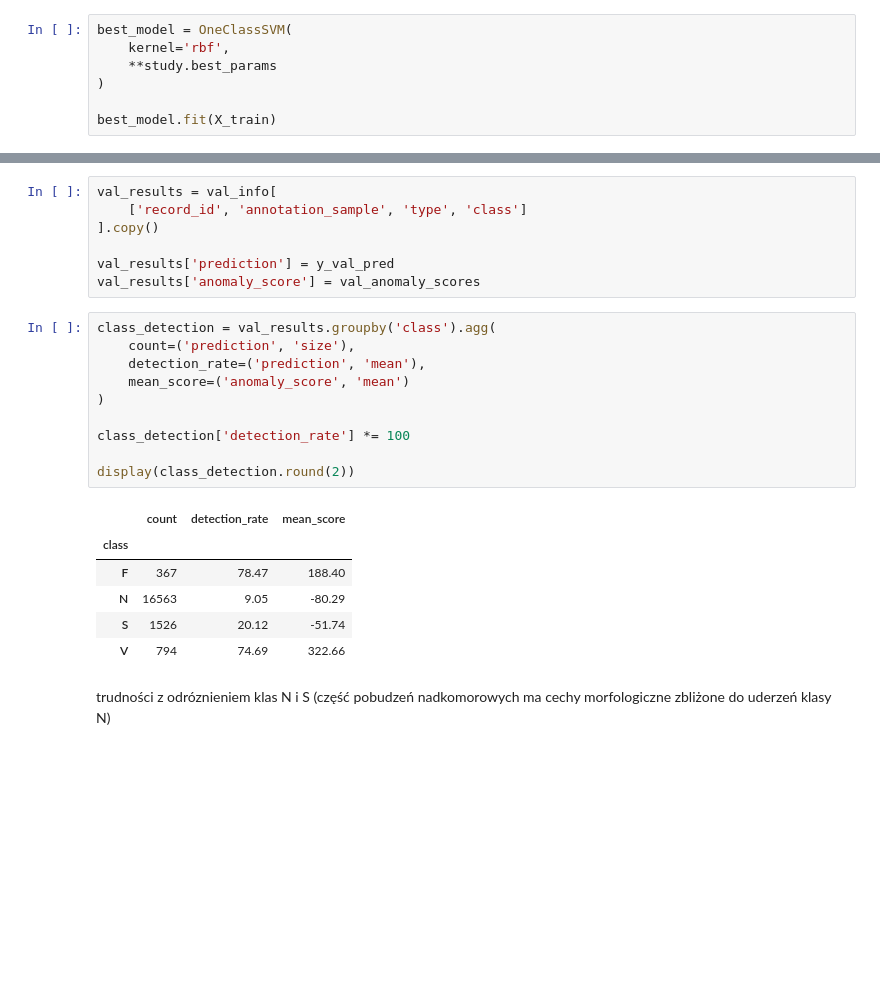
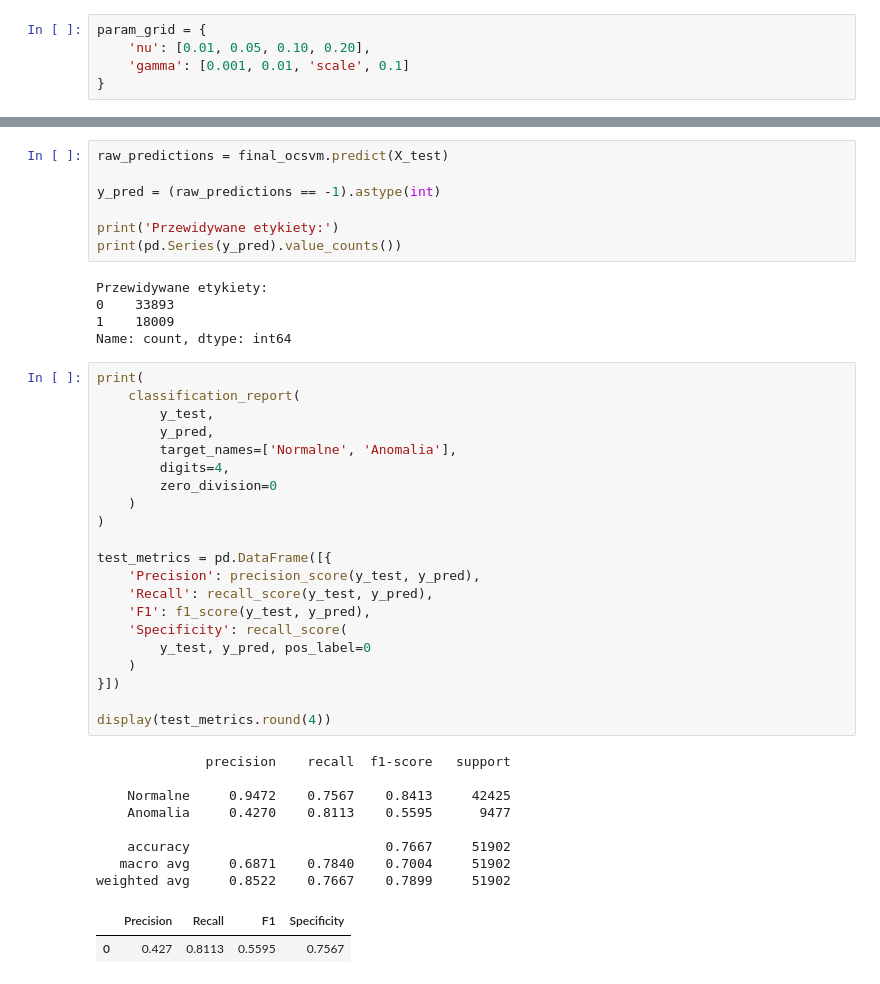
Before and after one commit to spoiler48/ecg-anomalies, a Jupyter notebook: notebooks/07_ocsvm.ipynb, the cells around one changed output, grey strips where cells are left out. Saved outputs shown, nothing was run; the diff lists cells and outputs as text; blank space fills up the shorter version.

Commit message:
koncowa wersja OCSVM

```diff
--- a/notebooks/07_ocsvm.ipynb
+++ b/notebooks/07_ocsvm.ipynb
@@ -112,7 +119,5 @@ study.optimize(
 # %%
-best_model = OneClassSVM(
-    kernel='rbf',
-    **study.best_params
-)
-
-best_model.fit(X_train)
+param_grid = {
+    'nu': [0.01, 0.05, 0.10, 0.20],
+    'gamma': [0.001, 0.01, 'scale', 0.1]
+}
@@ -178,27 +217,45 @@ assert np.array_equal(
 # %%
-val_results = val_info[
-    ['record_id', 'annotation_sample', 'type', 'class']
-].copy()
+raw_predictions = final_ocsvm.predict(X_test)
 
-val_results['prediction'] = y_val_pred
-val_results['anomaly_score'] = val_anomaly_scores
+y_pred = (raw_predictions == -1).astype(int)
+
+print('Przewidywane etykiety:')
+print(pd.Series(y_pred).value_counts())
+# %% [output]
+Przewidywane etykiety:
+0    33893
+1    18009
+Name: count, dtype: int64
 # %%
-class_detection = val_results.groupby('class').agg(
-    count=('prediction', 'size'),
-    detection_rate=('prediction', 'mean'),
-    mean_score=('anomaly_score', 'mean')
+print(
+    classification_report(
+        y_test,
+        y_pred,
+        target_names=['Normalne', 'Anomalia'],
+        digits=4,
+        zero_division=0
+    )
 )
 
-class_detection['detection_rate'] *= 100
+test_metrics = pd.DataFrame([{
+    'Precision': precision_score(y_test, y_pred),
+    'Recall': recall_score(y_test, y_pred),
+    'F1': f1_score(y_test, y_pred),
+    'Specificity': recall_score(
+        y_test, y_pred, pos_label=0
+    )
+}])
 
-display(class_detection.round(2))
+display(test_metrics.round(4))
 # %% [output]
+              precision    recall  f1-score   support
+
+    Normalne     0.9472    0.7567    0.8413     42425
+    Anomalia     0.4270    0.8113    0.5595      9477
+
+    accuracy                         0.7667     51902
+   macro avg     0.6871    0.7840    0.7004     51902
+weighted avg     0.8522    0.7667    0.7899     51902
-|  | count | detection_rate | mean_score |
-| class |  |  |  |
-| F | 367 | 78.47 | 188.40 |
-| N | 16563 | 9.05 | -80.29 |
-| S | 1526 | 20.12 | -51.74 |
-| V | 794 | 74.69 | 322.66 |
+|  | Precision | Recall | F1 | Specificity |
+| 0 | 0.427 | 0.8113 | 0.5595 | 0.7567 |
-# %% [markdown]
-trudności z odróznieniem klas N i S (część pobudzeń nadkomorowych ma cechy morfologiczne zbliżone do uderzeń klasy N)
 # %%
```
Also changed, not shown: parts of 20 cells of this notebook, 3 other files.
